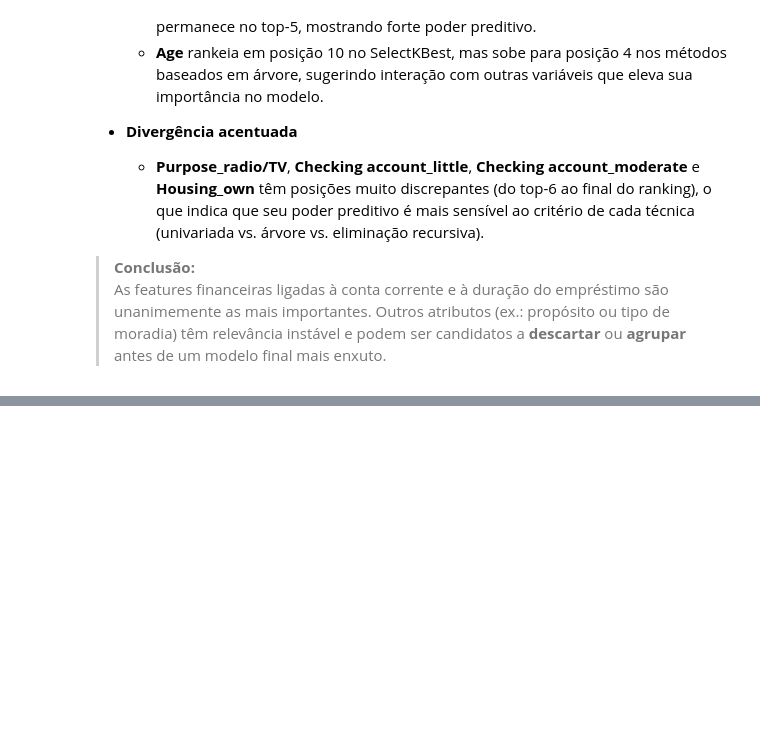
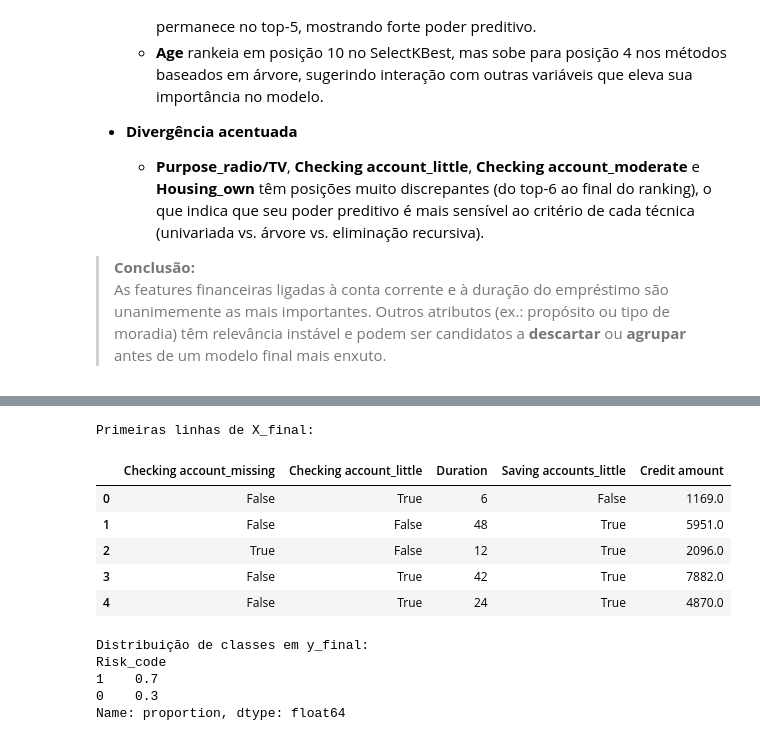
Before and after one commit to gabisoaresm/Aprendizado-Automatico, a Jupyter notebook: T1/trabalho1.ipynb, the cells around one changed output, grey strips where cells are left out. Saved outputs shown, nothing was run; the diff lists cells and outputs as text; code cells hidden in the pictures; blank space fills up the shorter version.

```diff
--- a/T1/trabalho1.ipynb
+++ b/T1/trabalho1.ipynb
@@ -1371,0 +1387,44 @@ display(comp_df.head(10))
+# %%
+# 10.2 Pipeline Final: definição de X_final, y_final e top5_features
+
+# 1) Lista das 5 features mais importantes (convergentes nos 3 métodos)
+top5_features = [
+    'Checking account_missing',
+    'Checking account_little',
+    'Duration',
+    'Saving accounts_little',
+    'Credit amount'
+]
+
+# 2) Começar de df_winsor (já com Winsorization aplicada)
+df_pp = df_winsor.copy()
+
+# 3) Imputação de missing em categóricas
+for col in ['Saving accounts', 'Checking account']:
+    df_pp[col] = df_pp[col].fillna('missing')
+
+# 4) One-hot encoding
+X_pp = pd.get_dummies(df_pp.drop(['Risk','Risk_code'], axis=1))
+
+# 5) Selecionar apenas as top-5 features
+X_final = X_pp[top5_features].copy()
+y_final = df_pp['Risk_code'].copy()
+
+# Verificação
+print("Primeiras linhas de X_final:")
+display(X_final.head())
+print("Distribuição de classes em y_final:")
+print(y_final.value_counts(normalize=True).round(3))
+# %% [output]
+Primeiras linhas de X_final:
+|  | Checking account_missing | Checking account_little | Duration | Saving accounts_little | Credit amount |
+| 0 | False | True | 6 | False | 1169.0 |
+| 1 | False | False | 48 | True | 5951.0 |
+| 2 | True | False | 12 | True | 2096.0 |
+| 3 | False | True | 42 | True | 7882.0 |
+| 4 | False | True | 24 | True | 4870.0 |
+Distribuição de classes em y_final:
+Risk_code
+1    0.7
+0    0.3
+Name: proportion, dtype: float64
```
Also changed, not shown: parts of 10 cells of this notebook.
